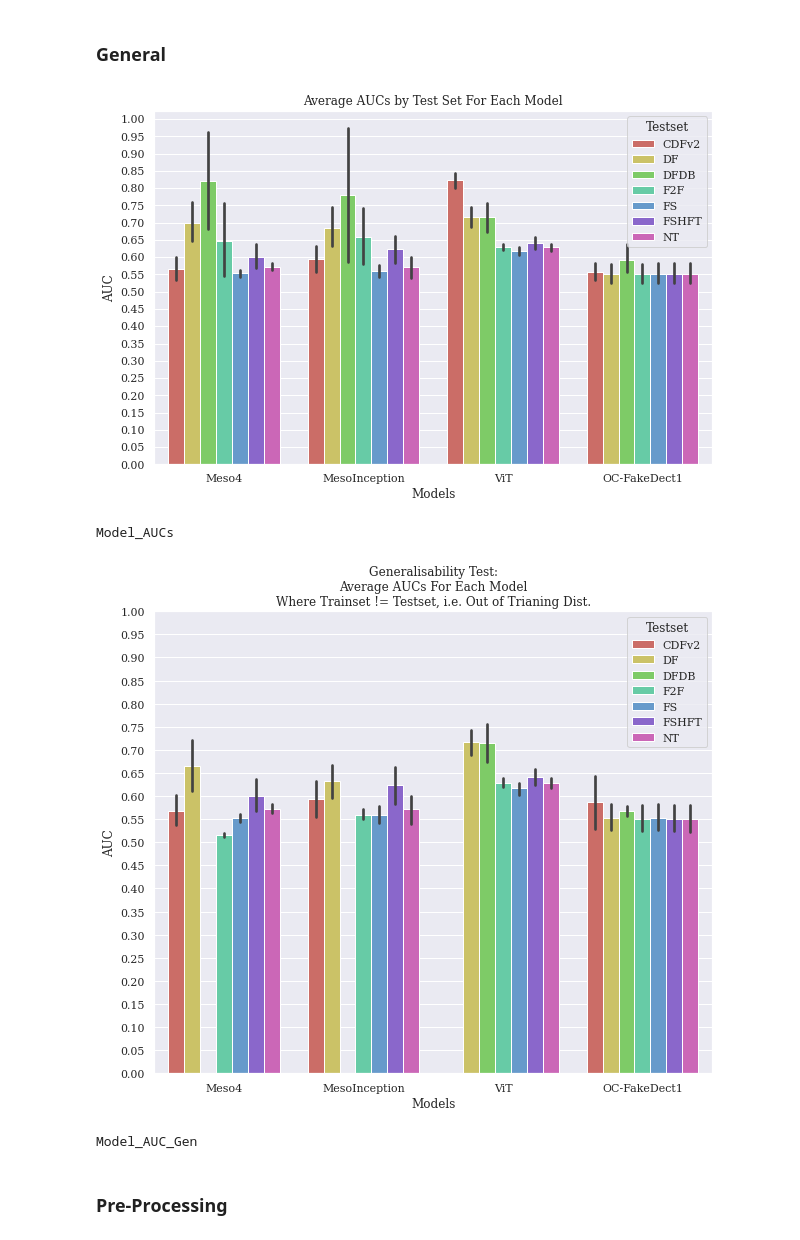
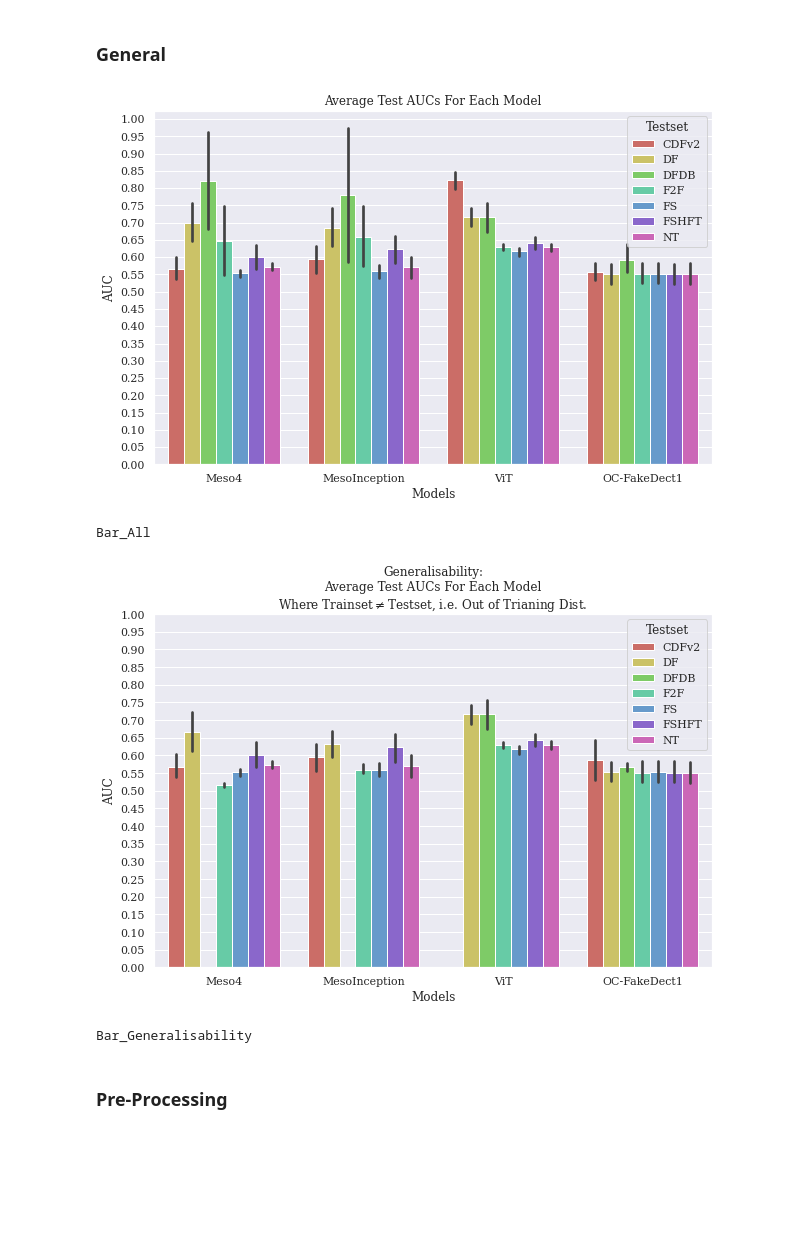
Before and after one commit to zsxkib/MInf-2.0-DeepFake-Detection, a Jupyter notebook: Collate_Results.ipynb, the cells around one changed output. Saved outputs shown, nothing was run; the diff lists cells and outputs as text; code cells hidden in the pictures; blank space fills up the shorter version.

Commit message:
more plots

```diff
--- a/Collate_Results.ipynb
+++ b/Collate_Results.ipynb
@@ -23,7 +24,7 @@ plt.rc("font", family="serif")
 # %%
 def get_metric_from_file(fpath, metric="auc"):
     with open(fpath, "r") as f:
-        f.readline()  # (experiment_name, model_name, test_dataset, fpath)
+        experiment_name, _, _, _ = ast.literal_eval(f.readline().strip())  # (experiment_name, model_name, test_dataset, fpath)
         auc = f.readline()
         f1 = f.readline()
         prec = f.readline()
@@ -34,6 +35,14 @@ def get_metric_from_file(fpath, metric="auc"):
             "prec": prec,
             "recall": recall,
         }
+        if "tfpr" == metric or "ftpr" == metric:
+            f.readline()
+            fpr = f.readline()
+            f.readline()
+            tpr = f.readline()
+            tpr = ast.literal_eval(tpr.strip().split("=")[-1])
+            fpr = ast.literal_eval(fpr.strip().split("=")[-1])
+            return tpr, fpr, experiment_name
     chosen_metric = metrics[metric.lower()]
     return float(chosen_metric.strip().split("=")[-1])
 
@@ -183,3 +180,4 @@ model_names_split = [(m, m.split("_")) for m in df["Model"]]
 remove_list = [m for m, ms in model_names_split if len(ms) > 3]
 print("Remove Rows", str(remove_list).replace(",", ",\n"), sep="\n")
 df = df[~df["Model"].isin(remove_list)]
+df["fname"] = df["Model"]
@@ -238,6 +265,8 @@ df = df.drop_duplicates(
     ]
 )
 df.index = range(1, len(df) + 1)  # index from 1 for latex
+dfid = df
+df = df.drop(columns=["fname"])
 # %% [markdown]
 <br><br>
 ___
@@ -323,8 +406,8 @@ ax = sns.barplot(
     order=['Meso4', 'MesoInception', 'ViT', 'OC-FakeDect1'],
     palette="hls",
 )
-title = f"Average AUCs by Test Set For Each Model"
-fname = "Model_AUCs"
+title = f"Average Test AUCs For Each Model"
+fname = "Bar_All"
 ax.set_title(title)
 ax.set_yticks(np.arange(0, 1.05, 0.05))
 ax.set_xlabel("Models")
@@ -335,33 +418,32 @@ plt.savefig(
 plt.show()
 print(fname)
 # %% [output]
-[figure, old version]
+[figure, new version]
-Model_AUCs
+Bar_All
 # %%
-plt.figure(figsize=(10, 8.5))
+plt.figure(figsize=(10, 6.5))
 ax = sns.barplot(
     x="Model_Name",
     y="AUC",
     hue="Testset",
     data=best_gen_models,
     hue_order=['CDFv2', 'DF', 'DFDB', 'F2F', 'FS', 'FSHFT', 'NT'],
     order=['Meso4', 'MesoInception', 'ViT', 'OC-FakeDect1'],
     palette="hls",
 )
-title = f"Average AUCs by Test Set Split by Train-Test Set Pre-Processing Protocol For Each Model"
-title = f"Generalisability Test:\nAverage AUCs For Each Model\nWhere Trainset != Testset, i.e. Out of Trianing Dist."
-fname = "Model_AUC_Gen"
+title = f"Generalisability:\nAverage Test AUCs For Each Model\nWhere Trainset$\\neq$Testset, i.e. Out of Trianing Dist."
+fname = "Bar_Generalisability"
 ax.set_title(title)
 ax.set_yticks(np.arange(0, 1.05, 0.05))
 ax.set_xlabel("Models")
 plt.savefig(
     f"./_PLOTS/{fname}.pdf",
     bbox_inches="tight",
     )
 plt.show()
 print(fname)
 # %% [output]
-[figure, old version]
+[figure, new version]
-Model_AUC_Gen
+Bar_Generalisability
 # %% [markdown]
 ### Pre-Processing
```
Also changed, not shown: parts of 46 cells of this notebook, 2 other files.
